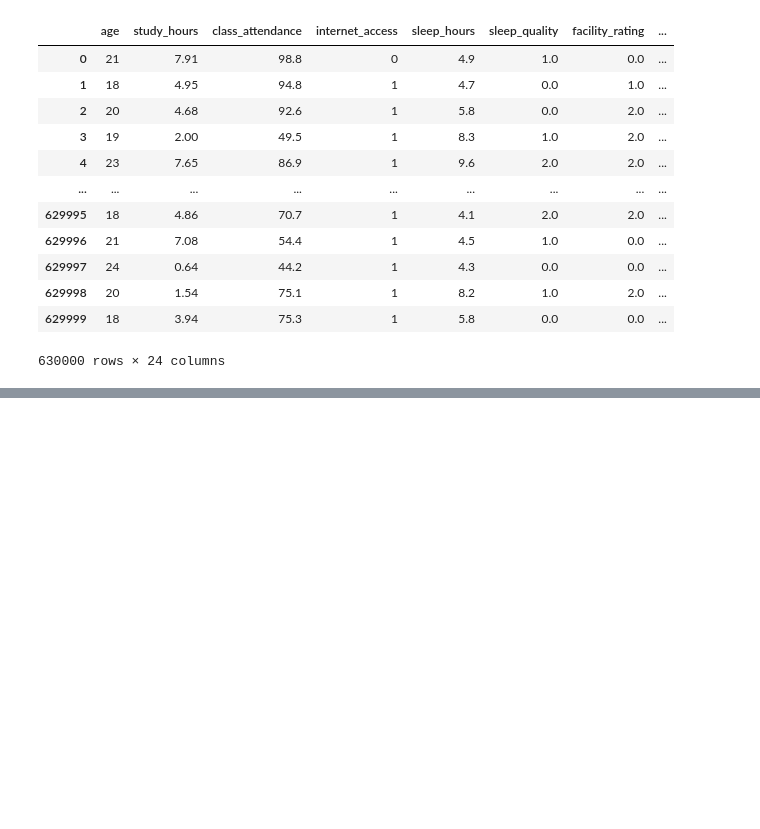
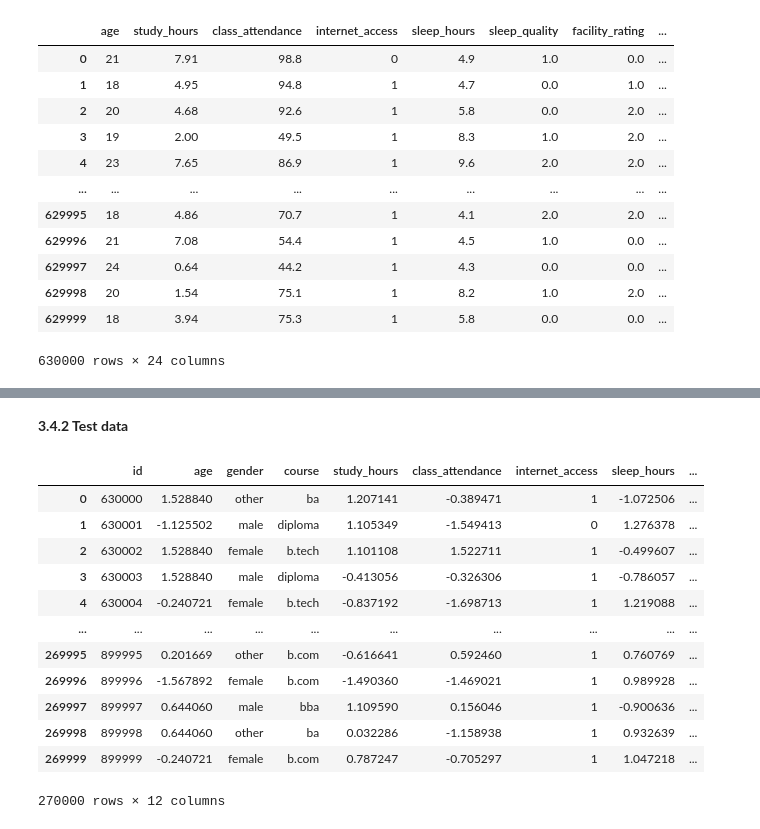
Before and after one commit to matcze/prediction_score, a Jupyter notebook: pred_score.ipynb, the cells around one changed output, grey strips where cells are left out. Drawn from its saved outputs; the diff is of its cells as text; code cells hidden in the pictures; blank space fills up the shorter version.

Commit message:
feature transformation

```diff
--- a/pred_score.ipynb
+++ b/pred_score.ipynb
@@ -913,0 +921,6 @@ dataset_train
+# %%
+cols_scaled = ["age", "study_hours", "class_attendance", "sleep_hours"]
+dataset_scaled_train = dataset_train[cols_scaled]
+# %%
+scaled_values = scaler.fit_transform(dataset_scaled_train)
+dataset_train[cols_scaled] = scaled_values
@@ -913,0 +943,24 @@ dataset_train
+# %% [markdown]
+**3.4.2 Test data**
+# %%
+cols_scaled = ["age", "study_hours", "class_attendance", "sleep_hours"]
+dataset_scaled_test = dataset_test[cols_scaled]
+# %%
+scaled_values = scaler.fit_transform(dataset_scaled_test)
+dataset_test[cols_scaled] = scaled_values
+# %%
+dataset_test
+# %% [output]
+|  | id | age | gender | course | study_hours | class_attendance | internet_access | sleep_hours | ... |
+| 0 | 630000 | 1.528840 | other | ba | 1.207141 | -0.389471 | 1 | -1.072506 | ... |
+| 1 | 630001 | -1.125502 | male | diploma | 1.105349 | -1.549413 | 0 | 1.276378 | ... |
+| 2 | 630002 | 1.528840 | female | b.tech | 1.101108 | 1.522711 | 1 | -0.499607 | ... |
+| 3 | 630003 | 1.528840 | male | diploma | -0.413056 | -0.326306 | 1 | -0.786057 | ... |
+| 4 | 630004 | -0.240721 | female | b.tech | -0.837192 | -1.698713 | 1 | 1.219088 | ... |
+| ... | ... | ... | ... | ... | ... | ... | ... | ... | ... |
+| 269995 | 899995 | 0.201669 | other | b.com | -0.616641 | 0.592460 | 1 | 0.760769 | ... |
+| 269996 | 899996 | -1.567892 | female | b.com | -1.490360 | -1.469021 | 1 | 0.989928 | ... |
+| 269997 | 899997 | 0.644060 | male | bba | 1.109590 | 0.156046 | 1 | -0.900636 | ... |
+| 269998 | 899998 | 0.644060 | other | ba | 0.032286 | -1.158938 | 1 | 0.932639 | ... |
+| 269999 | 899999 | -0.240721 | female | b.com | 0.787247 | -0.705297 | 1 | 1.047218 | ... |
+270000 rows × 12 columns
```
Also changed, not shown: parts of 7 cells of this notebook.
